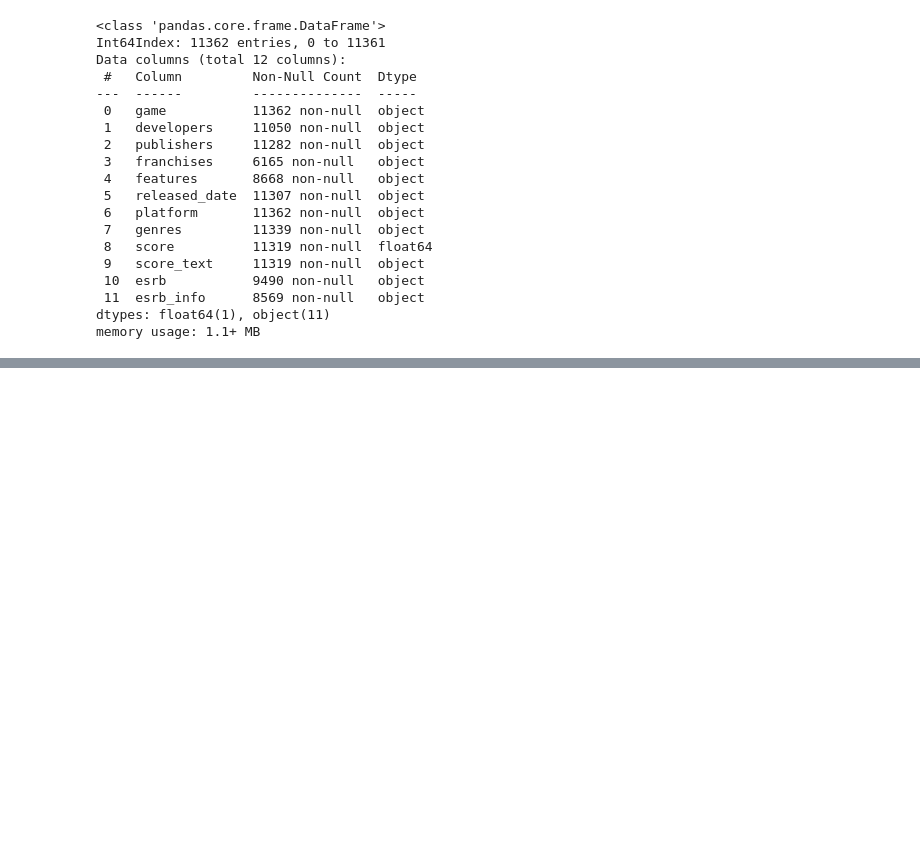
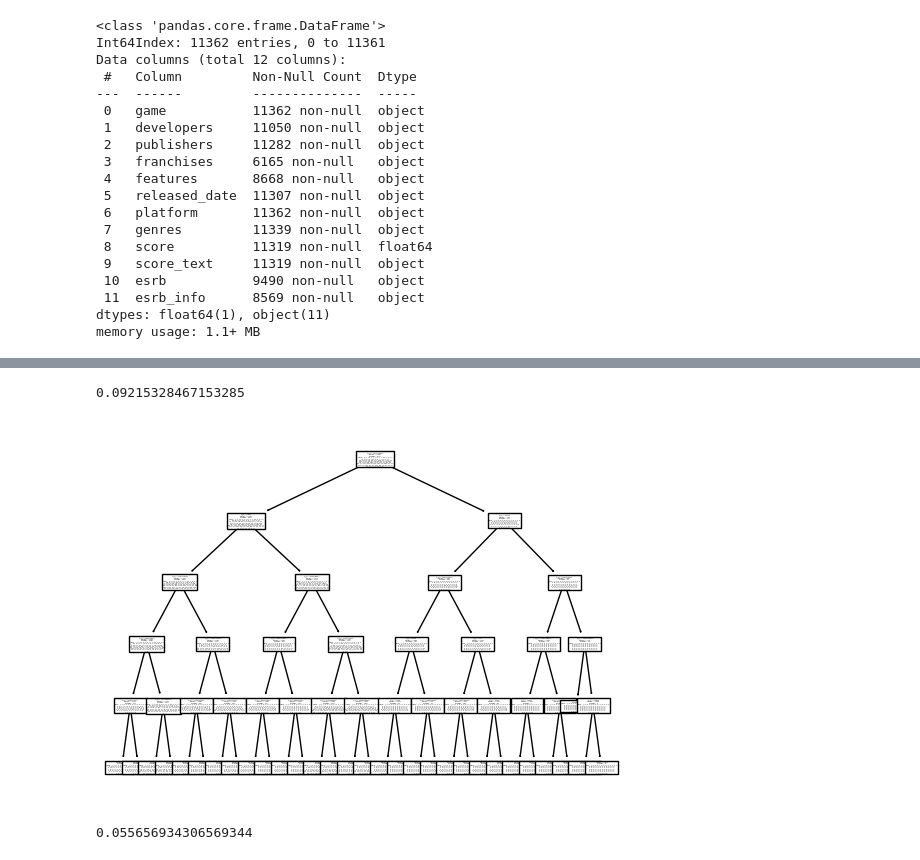
Before and after one commit to CoenBeemer/AI, a Jupyter notebook: src/ai.ipynb, the cells around one changed output, grey strips where cells are left out. Drawn from its saved outputs; the diff is of its cells as text; code cells hidden in the pictures; blank space fills up the shorter version.

Commit message:
add randomForest and decisionTree code

```diff
--- a/src/ai.ipynb
+++ b/src/ai.ipynb
@@ -17,6 +17,8 @@ numpy version: 1.21.5
 pandas version: 1.4.4
 scikit-learn version: 1.1.2
 matplotlib version: 3.6.1
+# %%
+dfRelevant = pd.DataFrame()
 # %%
 df = pd.read_csv("../data/IGN_data.csv",index_col=0)
 # %%
@@ -55,8 +57,10 @@ dfDev = df
 dfDev = dfDev[dfDev.developers.notna()]
 dfDates = df
 dfDates = dfDev[dfDev.released_date.notna()]
+dfScore = df
+dfScore = dfDates[dfDates.score.notna()]
 dfGenres = df
-dfGenres = dfDates[dfDates.genres.notna()]
+dfGenres = dfScore[dfDates.genres.notna()]
 dfDates.info()
 # %% [output]
 <class 'pandas.core.frame.DataFrame'>
@@ -80,0 +85,17 @@ memory usage: 1.1+ MB
+# %%
+shape = dfGenres.shape
+
+
+dfRelevant["released_date_f"] = pd.to_datetime(dfGenres["released_date"]).astype(int) / 10**9
+# creating a column with datetime properly formatted
+
+# creating predictors to build basic ML model that we can add further complexity to later
+
+# dfGenres["publishers_f"] =dfGenres["publishers"].astype("category").cat.codes # ->one hot encoding
+# dfGenres["features_f"] = dfGenres["features"].astype("category").cat.codes # ->one hot encoding
+# dfGenres["platform_f"] = dfGenres["platform"].astype("category").cat.codes # ->one hot encoding
+# dfGenres["genres_f"] = dfGenres["genres"].astype("category").cat.codes # ->one hot encoding
+dfRelevant["esrb_f"] = dfGenres["esrb"].astype("category").cat.codes
+# dfRelevant["score_text_f"] = dfGenres["score_text"].astype("category").cat.codes
+dfRelevant["franchises_f"] = dfGenres["franchises"].astype("category").cat.codes
+#converting from string to categories and then converting those categoties to numbers
@@ -80,0 +118,6 @@ memory usage: 1.1+ MB
+# %%
+from sklearn.model_selection import train_test_split
+scoring_X = dfRelevant
+scoring_y = (dfGenres['score']*10).astype(int)
+
+X_train_scoring, X_test_scoring, y_train_scoring, y_test_scoring = train_test_split(scoring_X, scoring_y, test_size=0.2)
@@ -80,0 +168,24 @@ memory usage: 1.1+ MB
+# %%
+from sklearn.ensemble import RandomForestClassifier
+from sklearn.metrics import accuracy_score
+from sklearn import tree
+from sklearn.tree import DecisionTreeClassifier
+
+
+treeModel = DecisionTreeClassifier(criterion='entropy', max_depth=5)
+treeModel.fit(X_train_scoring,y_train_scoring)
+tree.plot_tree(treeModel)
+
+y_pred_tree = treeModel.predict(X_test_scoring)
+accuracy_score(y_test_scoring, y_pred_tree)
+# %% [output]
+0.09215328467153285
+[figure, added]
+# %%
+rf = RandomForestClassifier(n_estimators=50, min_samples_split=2)
+rf.fit(X_train_scoring,y_train_scoring)
+
+y_pred = rf.predict(X_test_scoring)
+accuracy_score(y_test_scoring, y_pred)
+# %% [output]
+0.055656934306569344
```
Also changed, not shown: parts of 6 cells of this notebook, 1 other file.
